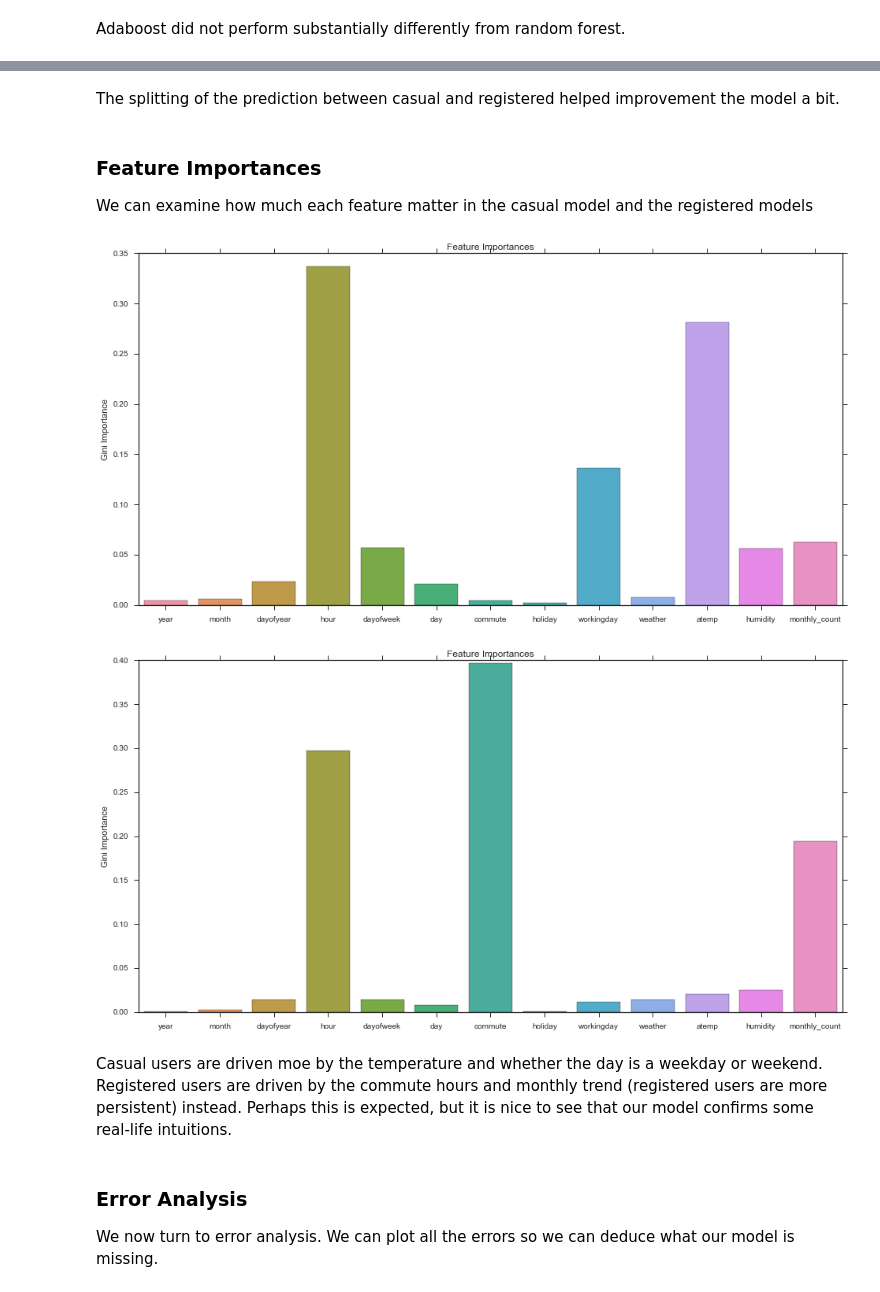
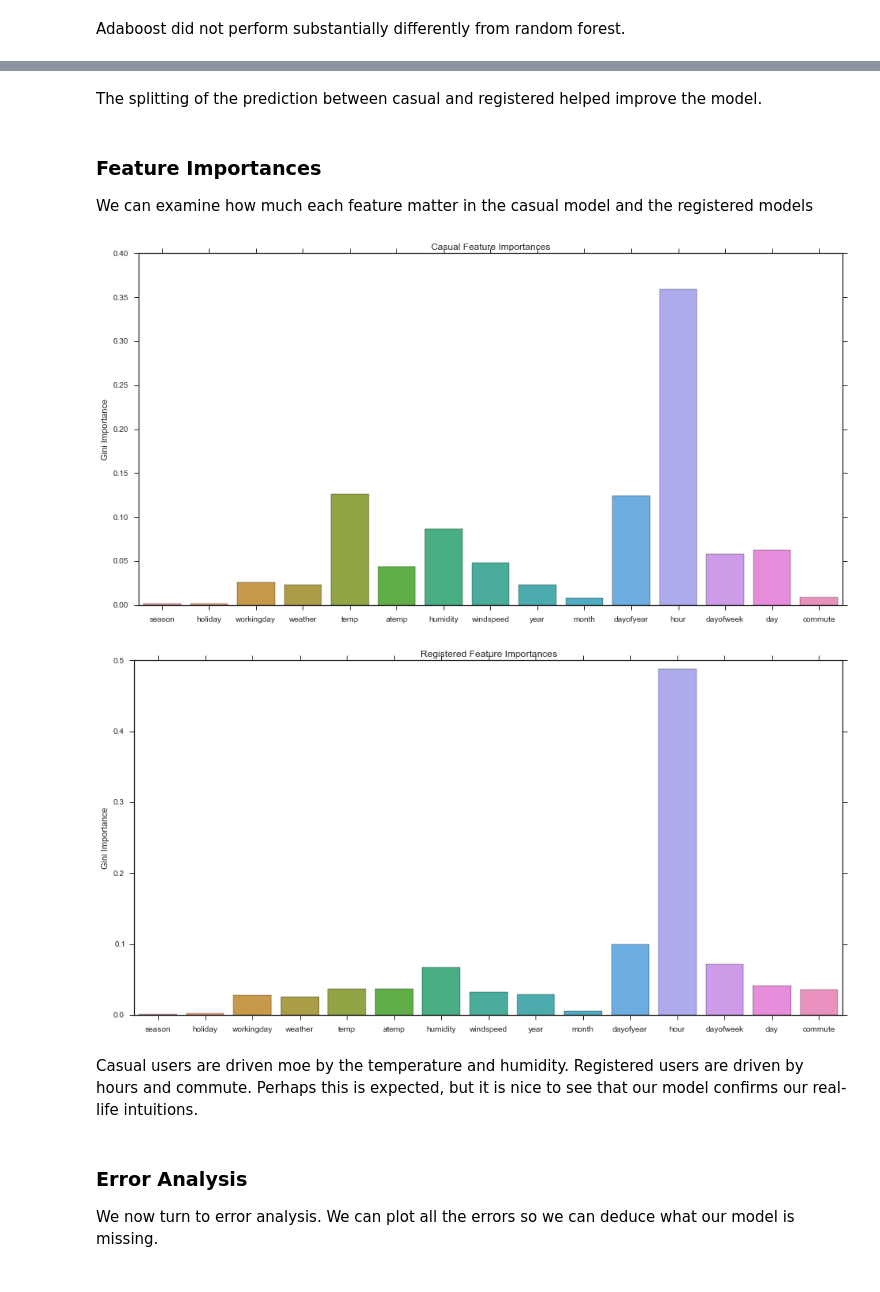
Before and after one commit to KonniamChan/ML_Projects_W207, a Jupyter notebook: project_bikesharing.ipynb, the cells around one changed output, grey strips where cells are left out. Drawn from its saved outputs; the diff is of its cells as text; code cells hidden in the pictures.

Commit message:
Added gradient boosting. Housekeeping items.

```diff
--- a/project_bikesharing.ipynb
+++ b/project_bikesharing.ipynb
@@ -300,12 +263,12 @@ Without feature engineering. Our error was 1.48, with a R2 of 14%. The new set o
 Because our features are mostly numeric and continuous, and we have many examples relative to features, a k nearest neighbors model might work well here.
 # %%
 ## kNN Regression
-# Scale features first, then use 10-fold cross validation to check accuracy
-k = 4
+# Scale features first, then use 5-fold cross validation to check accuracy
+k = 10
 knn_pipe = make_pipeline(StandardScaler(), KNeighborsRegressor(n_neighbors = k, weights = "distance"))
-knn_preds = cross_val_predict(knn_pipe, train_data, train_labels[:,2], cv=5)
+knn_preds = np.expm1(cross_val_predict(knn_pipe, df_train[features], df_train['log_count'], cv=5))
 
 # RMSLE and R2
-print ("kNN RMSLE: {:.3f}".format(RMSLE(train_labels[:,2], knn_preds)))
-print ("kNN R2: {:.3f}".format(metrics.r2_score(train_labels[:, 2], knn_preds)))
+print ("kNN RMSLE: {:.3f}".format(RMSLE(df_train['count'], knn_preds)))
+print ("kNN R2: {:.3f}".format(metrics.r2_score(df_train['count'], knn_preds)))
 # %% [output]
@@ -440,31 +454,27 @@ Total RF R2: 0.855
 # %% [markdown]
-The splitting of the prediction between casual and registered helped improvement the model a bit.
+The splitting of the prediction between casual and registered helped improve the model.
 # %% [markdown]
 ### Feature Importances
 We can examine how much each feature matter in the casual model and the registered models
-# %%
-# Split into train and dev set
-x_train, x_dev, y_train, y_dev = train_test_split(train_data, train_labels, test_size=0.2, random_state=0)
-casual = RandomForestRegressor(n_estimators = 20, max_features = 'auto')
-casual.fit(x_train, y_train[:,0])
-reg = RandomForestRegressor(n_estimators = 20, max_features = 'auto')
-reg.fit(x_train, y_train[:,1])
-
-# Plot feature importances (casual)
-plt.figure(figsize=(16,8))
-ax = sns.barplot(x=df_train.columns.values[:-3], y=casual.feature_importances_)
-title = plt.title("Feature Importances")
-ylabel = plt.ylabel("Gini Importance")
-# Plot feature importances (registered)
-plt.figure(figsize=(16,8))
-ax = sns.barplot(x=df_train.columns.values[:-3], y=reg.feature_importances_)
-title = plt.title("Feature Importances")
-ylabel = plt.ylabel("Gini Importance")
-# %% [output]
-[figure, removed]
-[figure, removed]
+# %%
+# Split into train and dev set
+casual = GradientBoostingRegressor(learning_rate=0.05, max_depth=10, min_samples_leaf=20)
+casual.fit(df_train[features], df_train['log_casual'])
+reg = GradientBoostingRegressor(learning_rate=0.05, max_depth=10, min_samples_leaf=20)
+reg.fit(df_train[features], df_train['log_registered'])
+
+# Plot feature importances
+titles = ['Casual Feature Importances', 'Registered Feature Importances']
+for k, values in enumerate([casual.feature_importances_, reg.feature_importances_]):
+    plt.figure(figsize=(16,8))
+    ax = sns.barplot(x=features, y=values)
+    title = plt.title(titles[k])
+    ylabel = plt.ylabel("Gini Importance")
+# %% [output]
+[figure, added]
+[figure, added]
 # %% [markdown]
-Casual users are driven moe by the temperature and whether the day is a weekday or weekend. Registered users are driven by the commute hours and monthly trend (registered users are more persistent) instead. Perhaps this is expected, but it is nice to see that our model confirms some real-life intuitions.
+Casual users are driven moe by the temperature and humidity. Registered users are driven by hours and commute. Perhaps this is expected, but it is nice to see that our model confirms our real-life intuitions.
 # %% [markdown]
 ### Error Analysis
 We now turn to error analysis. We can plot all the errors so we can deduce what our model is missing.
```
Also changed, not shown: parts of 44 cells of this notebook.
